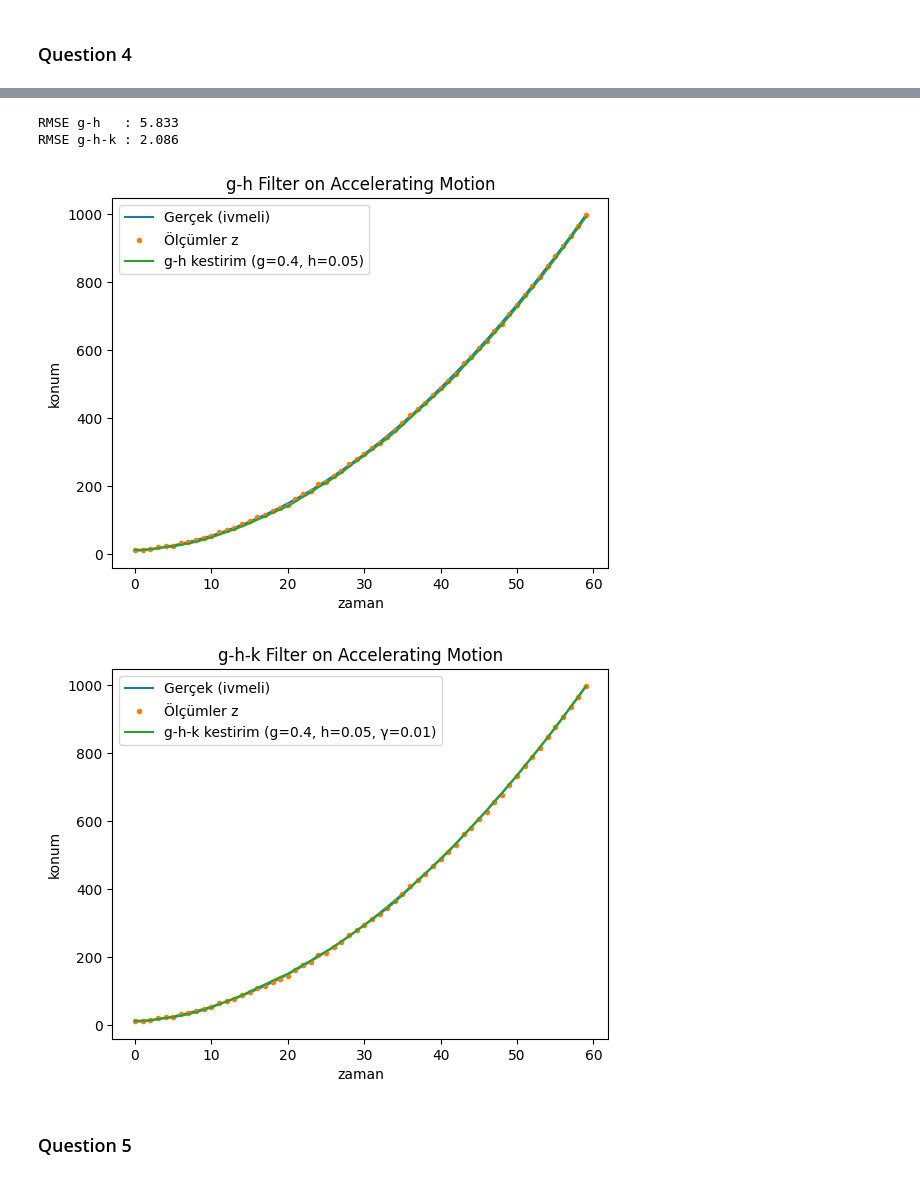
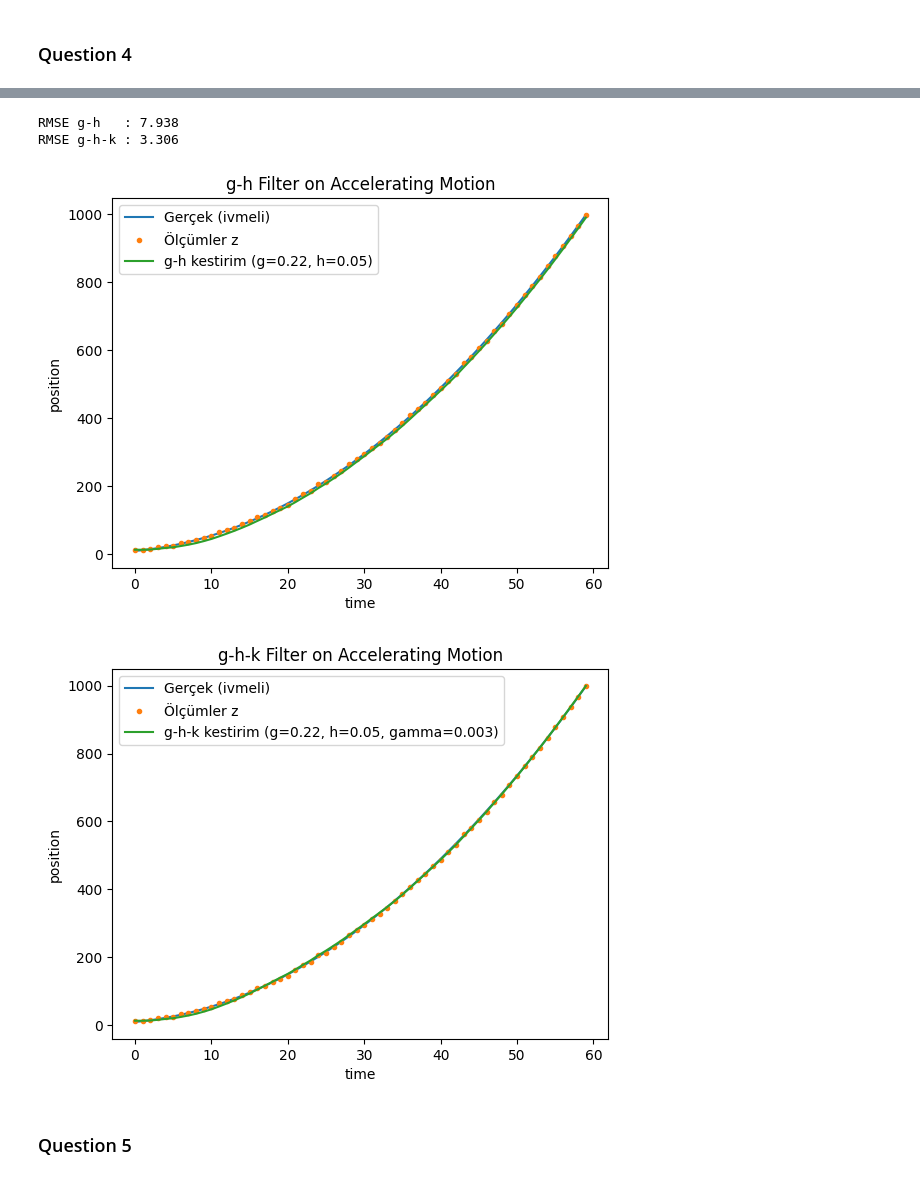
Before and after one commit to aokirii/Filters, a Jupyter notebook: HW1_KasımEsen_19015910.ipynb, the cells around one changed output, grey strips where cells are left out. Drawn from its saved outputs; the diff is of its cells as text; code cells hidden in the pictures.

```diff
--- a/HW1_KasımEsen_19015910.ipynb
+++ b/HW1_KasımEsen_19015910.ipynb
@@ -126,17 +133,17 @@ x_true = x0_true + v_true * t
 sigma = 2.0
 z = x_true + np.random.normal(0, sigma, size=N)
 
-g, h = 0.4, 0.05
+g_good, h_good = 0.22, 0.05
 
 # 1) İyi başlangıç
 x0_good, v0_good = z[0], 0.0
-x_est_g, v_est_g, x_pred_g = gh_filters(z, x0_good, v0_good, g, h, dt)
+x_est_g, v_est_g, x_pred_g = gh_filters(z, x0_good, v0_good, g_good, h_good, dt)
 
-g, h = 1, 0.0001
+g_bad, h_bad = 1, 0.0001
 
 # 2) Kötü başlangıç (stress): büyük ofset
 x0_bad, v0_bad = 200.0, 0.0
-x_est_b, v_est_b, x_pred_b = gh_filters(z, x0_bad, v0_bad, g, h, dt)
+x_est_b, v_est_b, x_pred_b = gh_filters(z, x0_bad, v0_bad, g_bad, h_bad, dt)
 
 def rmse(a,b):
     return np.sqrt(np.mean((a - b)**2))
@@ -152,10 +159,10 @@ print("Bad MAI: ", mai(z,x_pred_b))
 plt.figure()
 plt.plot(t, x_true, label="Gerçek (x_true)")
 plt.plot(t, z, ".", label="Ölçüm (z)", alpha=1)
-plt.plot(t, x_est_g, label="x_est (iyi başlangıç)")
-plt.plot(t, x_est_b, label="x_est (kötü başlangıç)")
-plt.xlabel("zaman")
-plt.ylabel("konum")
+plt.plot(t, x_est_g, label=f"x_est (iyi başlangıç) g: {g_good}, h: {h_good}")
+plt.plot(t, x_est_b, label=f"x_est (kötü başlangıç) g: {g_bad}, h: {h_bad}")
+plt.xlabel("time")
+plt.ylabel("position")
 plt.title("Bad Initial Guess Stress Test — g–h Filter")
 plt.legend(); plt.show()
 # %% [output]
@@ -252,6 +267,6 @@ In this question, we will implement both the g-h filter and the g-h-k filter to
 # %%
 # ----------------------------
-# g-h (alpha-beta) filtresi
+# g-h (alpha-beta) filter
 # ----------------------------
 def gh_filters(z, x0, v0, g, h, dt):
     N = len(z)
@@ -273,8 +288,8 @@ def gh_filters(z, x0, v0, g, h, dt):
     return x_est, v_est
 
 # ----------------------------
-# g-h-k (alpha-beta-gamma) filtresi
-# Sabit ivme modeli
+# g-h-k (alpha-beta-gamma) filter
+# Constant acceleration model
 # ----------------------------
 def ghk_filter(z, x0, v0, a0, g, h, gamma, dt):
     N = len(z)
@@ -309,48 +324,48 @@ x_true = x0_true + v0_true * t + 0.5 * a_true * (t**2)
 sigma = 2.0
 z = x_true + np.random.normal(0, sigma, size=N)
 
-g, h = 0.4, 0.05
+g, h = 0.22, 0.05
 x_est_gh, v_est_gh = gh_filters(z, x0=z[0], v0=0.0, g=g, h=h, dt=dt)
 
-gamma = 0.01
+gamma = 0.003
 x_est_ghk, v_est_ghk, a_est_ghk = ghk_filter(z, x0=z[0], v0=0.0, a0=0.0,
                                              g=g, h=h, gamma=gamma, dt=dt)
 
 rmse_gh  = np.sqrt(np.mean((x_est_gh  - x_true)**2))
 rmse_ghk = np.sqrt(np.mean((x_est_ghk - x_true)**2))
 print(f"RMSE g-h   : {rmse_gh:.3f}")
 print(f"RMSE g-h-k : {rmse_ghk:.3f}")
 
 # ----------------------------
-# Grafik 1: g-h
+# Graph 1: g-h
 # ----------------------------
 plt.figure()
 plt.plot(t, x_true, label="Gerçek (ivmeli)")
 plt.plot(t, z, ".", label="Ölçümler z")
 plt.plot(t, x_est_gh, label=f"g-h kestirim (g={g}, h={h})")
-plt.xlabel("zaman")
-plt.ylabel("konum")
+plt.xlabel("time")
+plt.ylabel("position")
 plt.title("g-h Filter on Accelerating Motion")
 plt.legend()
 plt.show()
 
 # ----------------------------
-# Grafik 2: g-h-k
+# Graph 2: g-h-k
 # ----------------------------
 plt.figure()
 plt.plot(t, x_true, label="Gerçek (ivmeli)")
 plt.plot(t, z, ".", label="Ölçümler z")
-plt.plot(t, x_est_ghk, label=f"g-h-k kestirim (g={g}, h={h}, γ={gamma})")
-plt.xlabel("zaman")
-plt.ylabel("konum")
+plt.plot(t, x_est_ghk, label=f"g-h-k kestirim (g={g}, h={h}, gamma={gamma})")
+plt.xlabel("time")
+plt.ylabel("position")
 plt.title("g-h-k Filter on Accelerating Motion")
 plt.legend()
 plt.show()
 # %% [output]
-RMSE g-h   : 5.833
-RMSE g-h-k : 2.086
+RMSE g-h   : 7.938
+RMSE g-h-k : 3.306
-[figure, old version]
+[figure, new version]
-[figure, old version]
+[figure, new version]
 # %% [markdown]
 ### Question 5
 # %% [markdown]
```
Also changed, not shown: parts of 11 cells of this notebook.
